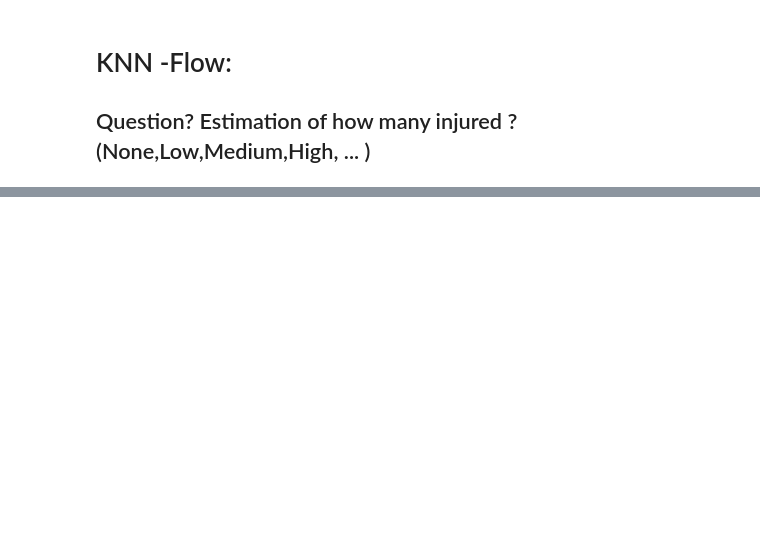
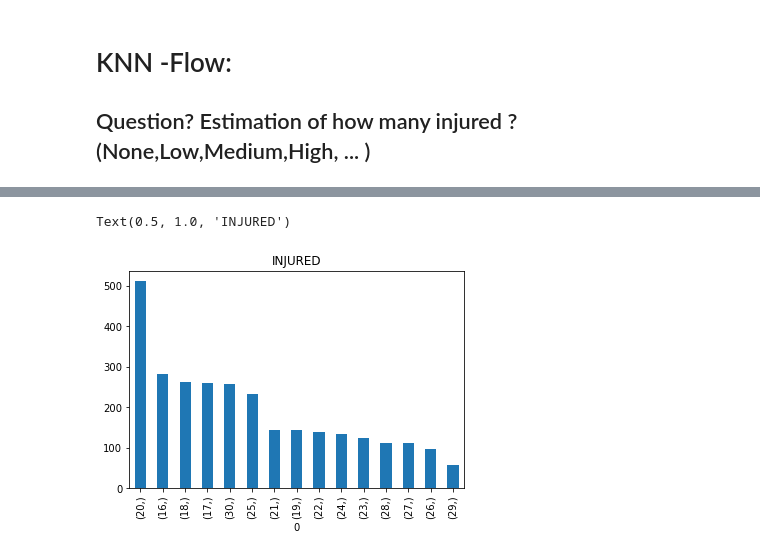
Before and after one commit to LahavHarary/Introduction-to-Data-Science-project, a Jupyter notebook: Machine Learning Notebook.ipynb, the cells around one changed output, grey strips where cells are left out. Saved outputs shown, nothing was run; the diff lists cells and outputs as text; code cells hidden in the pictures; blank space fills up the shorter version.

```diff
--- a/Machine Learning Notebook.ipynb
+++ b/Machine Learning Notebook.ipynb
@@ -351,0 +721,6 @@ evaluate
+# %%
+series_b.value_counts().plot(kind='bar')
+plt.title('INJURED')
+# %% [output]
+Text(0.5, 1.0, 'INJURED')
+[figure, added]
```
Also changed, not shown: parts of 57 cells of this notebook.
